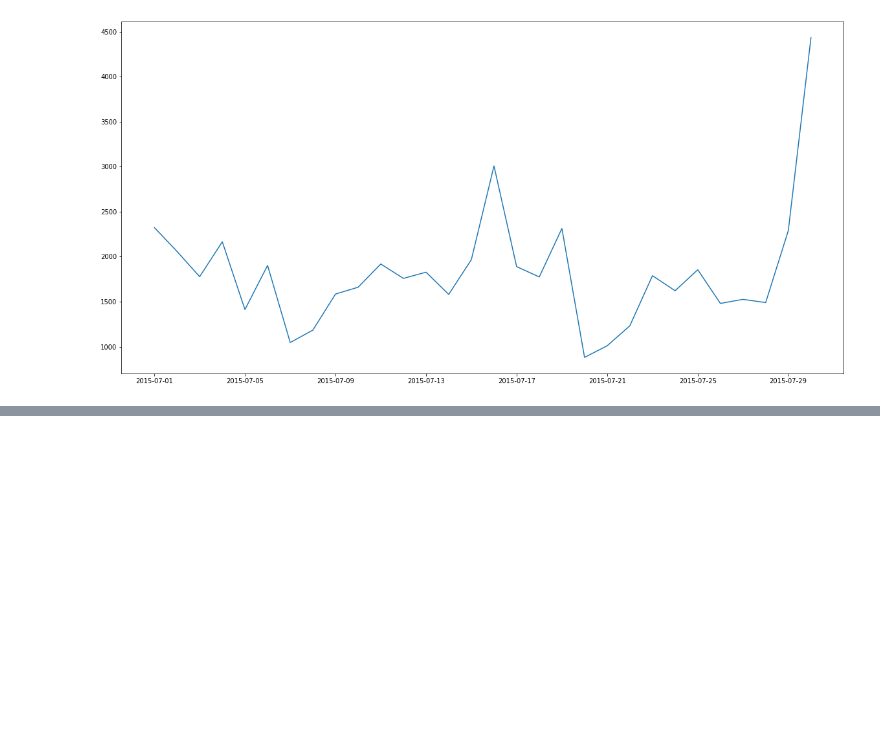
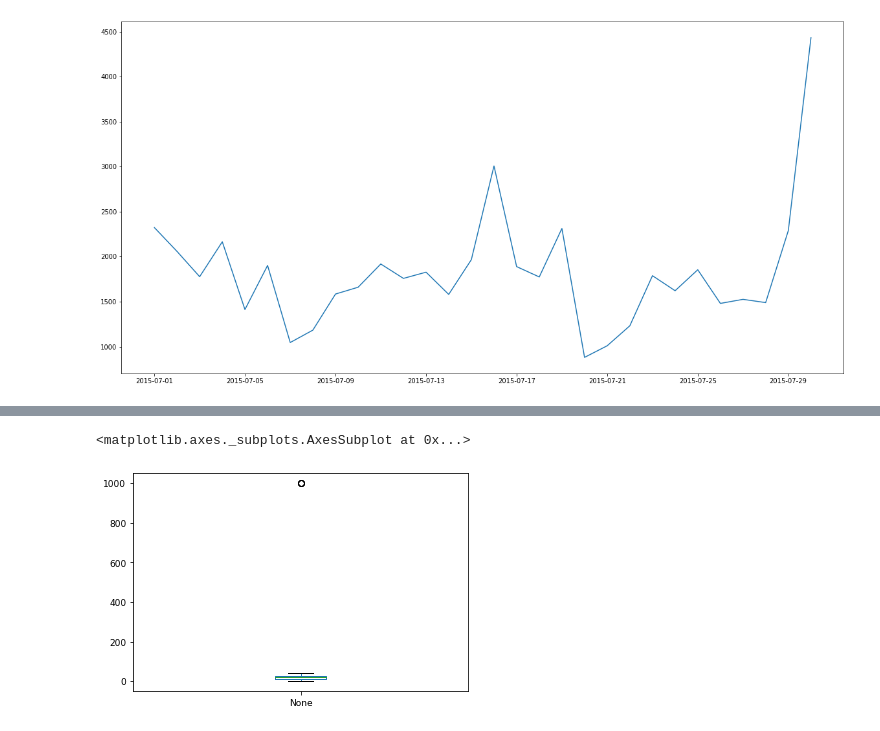
Before and after one commit to ywchiu/tibamepy, a Jupyter notebook: Demo20200927.ipynb, the cells around one changed output, grey strips where cells are left out. Cells and saved outputs as stored; diff of their text form; code cells hidden in the pictures; blank space fills up the shorter version.

```diff
--- a/Demo20200927.ipynb
+++ b/Demo20200927.ipynb
@@ -417,0 +669,11 @@ df['dt'].dt.date.value_counts().sort_index().plot(kind = 'line', figsize= [20,10
+# %%
+temp = np.random.randint(1,40, 100)
+# %%
+temp  = temp.tolist() + [999,999,999]
+# %%
+s_temp = pandas.Series(temp)
+# %%
+s_temp.plot(kind = 'box')
+# %% [output]
+<matplotlib.axes._subplots.AxesSubplot at 0x...>
+[figure, added]
```
Also changed, not shown: parts of 46 cells of this notebook.
